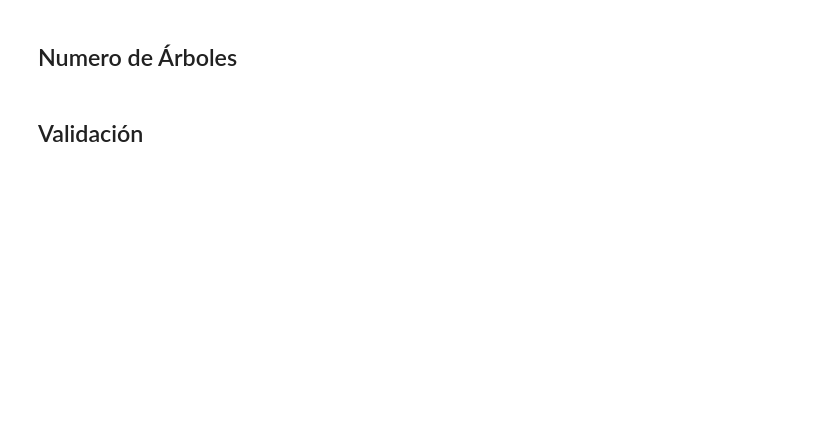
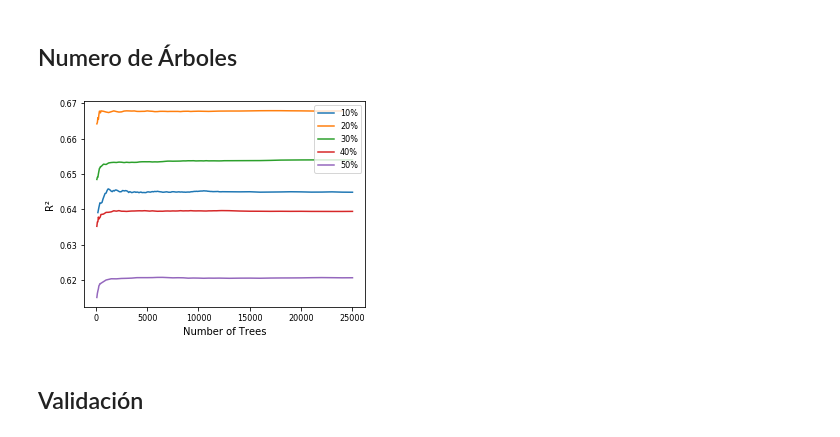
Before and after one commit to ZibraMax/RF-DENSPOB, a Jupyter notebook: CODIGO.ipynb, the cells around one changed output. Cells and saved outputs as stored; diff of their text form; code cells hidden in the pictures; blank space fills up the shorter version.

```diff
--- a/CODIGO.ipynb
+++ b/CODIGO.ipynb
@@ -43,17 +111,22 @@ plt.savefig('Variable_Importance.svg') #NOMBRE DE ARCHIVO DE GUARDADO (USAR SVG
 # %% [markdown]
 ## Numero de Árboles
 # %%
+BASE_GRAFICA_CM = 12.8
+ALTURA_GRAFICA_CM = 9.6
+
 porcentajes = [10,20,30,40,50]
 data = []
-fig, ax = plt.subplots()
+fig, ax = plt.subplots(figsize=cm2inch(BASE_GRAFICA_CM, ALTURA_GRAFICA_CM))
 for i in porcentajes:
     data.append(np.loadtxt(format(i)+'.txt'))
     ax.plot(data[-1][:,0],data[-1][:,1],label=format(i)+'%')
 #plt.title('Sensitivity Iterations for Number of Trees')  #TITULO DE LA GRÁFICA
 plt.xlabel('Number of Trees') #RÓTULO EJE X
 plt.ylabel('R²') #RÓTULO EJE Y
 plt.legend(loc="upper right")
-plt.savefig('Number_Trees.svg') #NOMBRE DE ARCHIVO DE GUARDADO (USAR SVG PARA CALIDAD COMPLETA O PNG PARA CALIDAD NORMAL)
+plt.savefig('Number_Trees.'+FORMATO_GUARDADO) #NOMBRE DE ARCHIVO DE GUARDADO (USAR SVG PARA CALIDAD COMPLETA O PNG PARA CALIDAD NORMAL)
+# %% [output]
+[figure, added]
 # %% [markdown]
 ## Validación
 # %%
```
Also changed, not shown: parts of 14 cells of this notebook, 7 other files.
